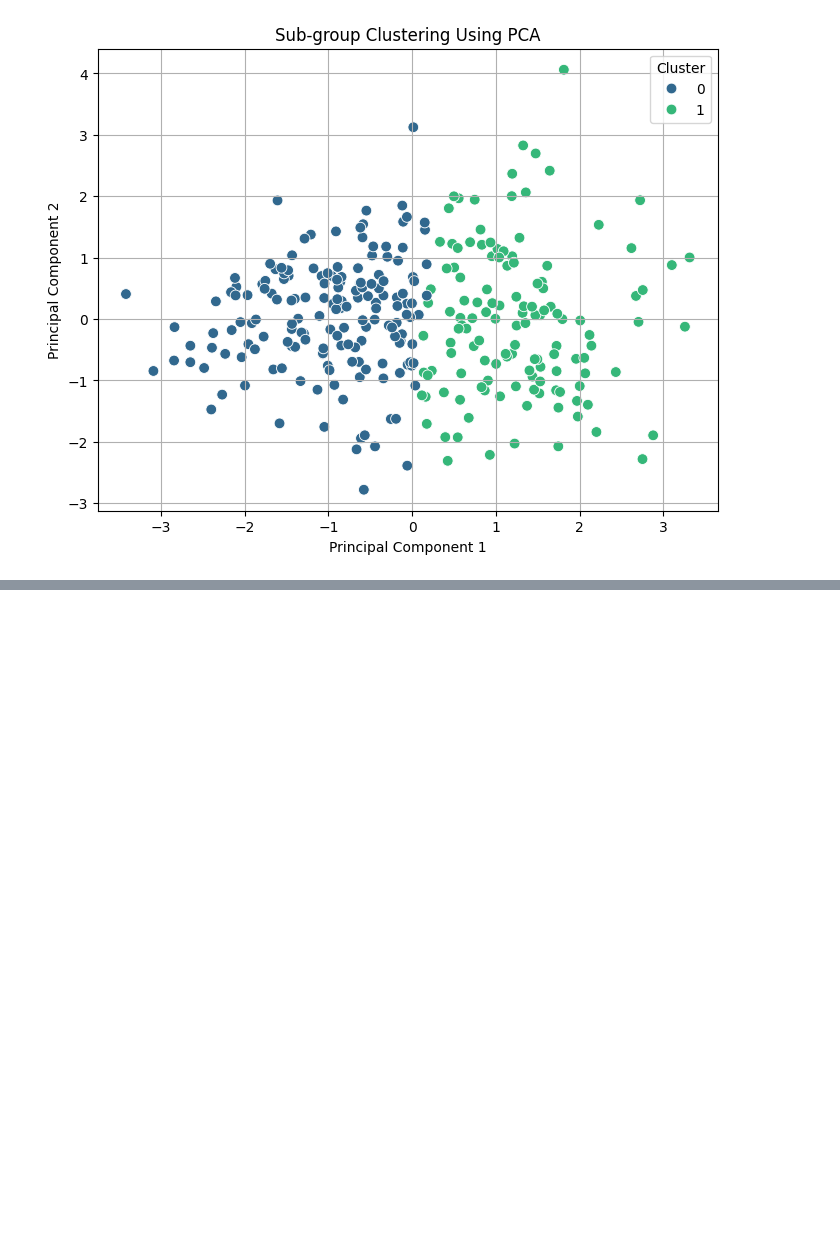
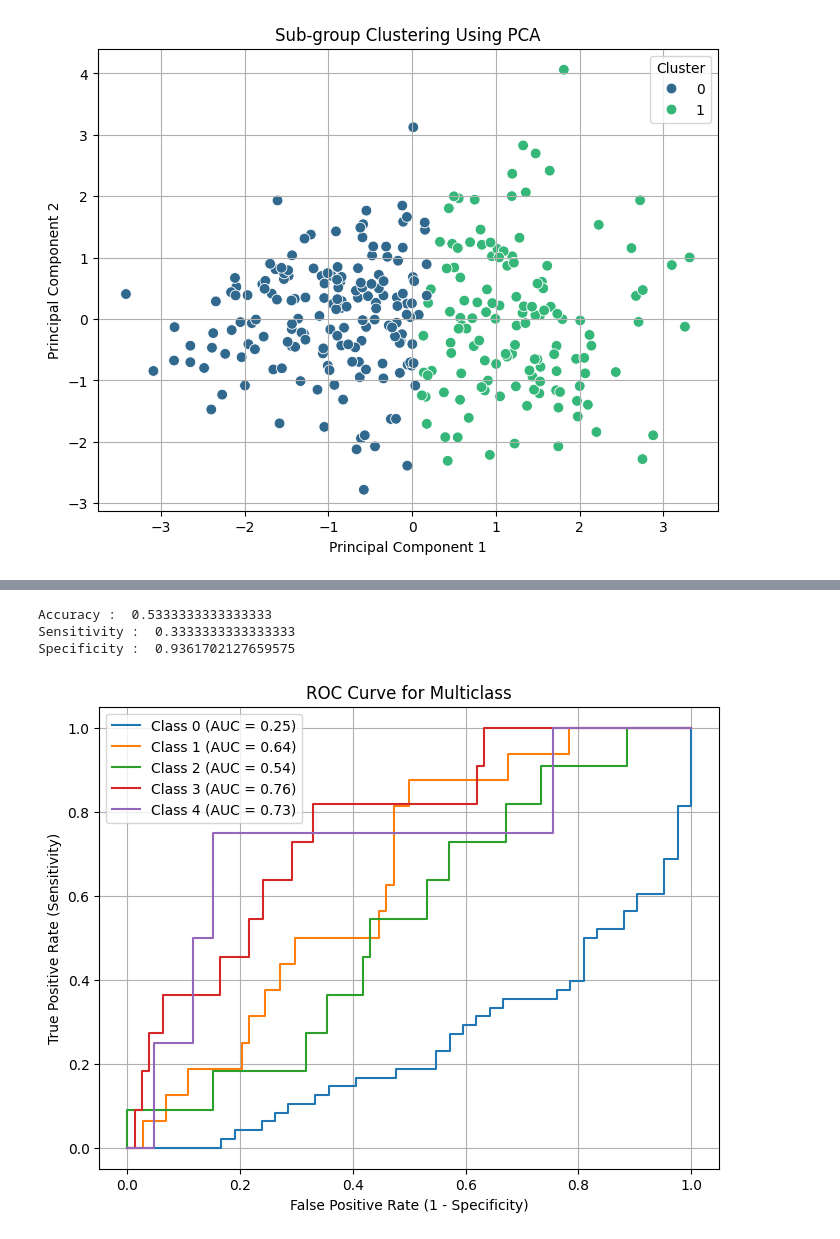
Before and after one commit to woodyhouse/stats3da3_ass6, a Jupyter notebook: ass6.ipynb, the cells around one changed output, grey strips where cells are left out. Cells and saved outputs as stored; diff of their text form; code cells hidden in the pictures; blank space fills up the shorter version.

```diff
--- a/ass6.ipynb
+++ b/ass6.ipynb
@@ -356,0 +400,4 @@ We should select `Accuracy` and `ROC-AUC` as evaluation metrics.
+# %%
+# predict the prob on test set
+pred_prob = m_log.predict_proba(X_test)
+pred_prob
@@ -356,0 +422,46 @@ We should select `Accuracy` and `ROC-AUC` as evaluation metrics.
+# %%
+df_roc = pd.DataFrame(
+    data = {'prob1': pred_prob[:,1], 'y_test': y_test}
+    )
+
+df_roc['y_test_pred'] = df_roc.prob1.map(lambda x: 'Yes' if x>0.35 else 'No')
+df_roc['y_test_pred'] = m_log.predict(X_test)
+cm = confusion_matrix(df_roc.y_test, df_roc.y_test_pred)
+
+total = sum(sum(cm))
+
+accuracy = (cm[0,0]+cm[1,1])/total
+print ('Accuracy : ', accuracy)
+
+sensitivity = cm[1,1]/(cm[1,0]+cm[1,1])
+print('Sensitivity : ', sensitivity )
+
+specificity = cm[0,0]/(cm[0,0]+cm[0,1])
+print('Specificity : ', specificity)
+# %% [output]
+Accuracy :  0.5333333333333333
+Sensitivity :  0.3333333333333333
+Specificity :  0.9361702127659575
+# %%
+from sklearn.preprocessing import label_binarize
+
+# Binarize the output labels for multiclass ROC
+classes = sorted(df_roc.y_test.unique())
+y_test_binarized = label_binarize(df_roc.y_test, classes=classes)
+n_classes = y_test_binarized.shape[1]
+
+# Plot ROC curve for each class
+plt.figure(figsize=(8, 6))
+for i in range(n_classes):
+	fpr, tpr, _ = roc_curve(y_test_binarized[:, i], df_roc.prob1)
+	auc_score = roc_auc_score(y_test_binarized[:, i], df_roc.prob1)
+	plt.plot(fpr, tpr, label=f'Class {classes[i]} (AUC = {auc_score:.2f})')
+
+plt.xlabel('False Positive Rate (1 - Specificity)')
+plt.ylabel('True Positive Rate (Sensitivity)')
+plt.title('ROC Curve for Multiclass')
+plt.legend()
+plt.grid(True)
+plt.show()
+# %% [output]
+[figure, added]
```
Also changed, not shown: parts of 12 cells of this notebook.
